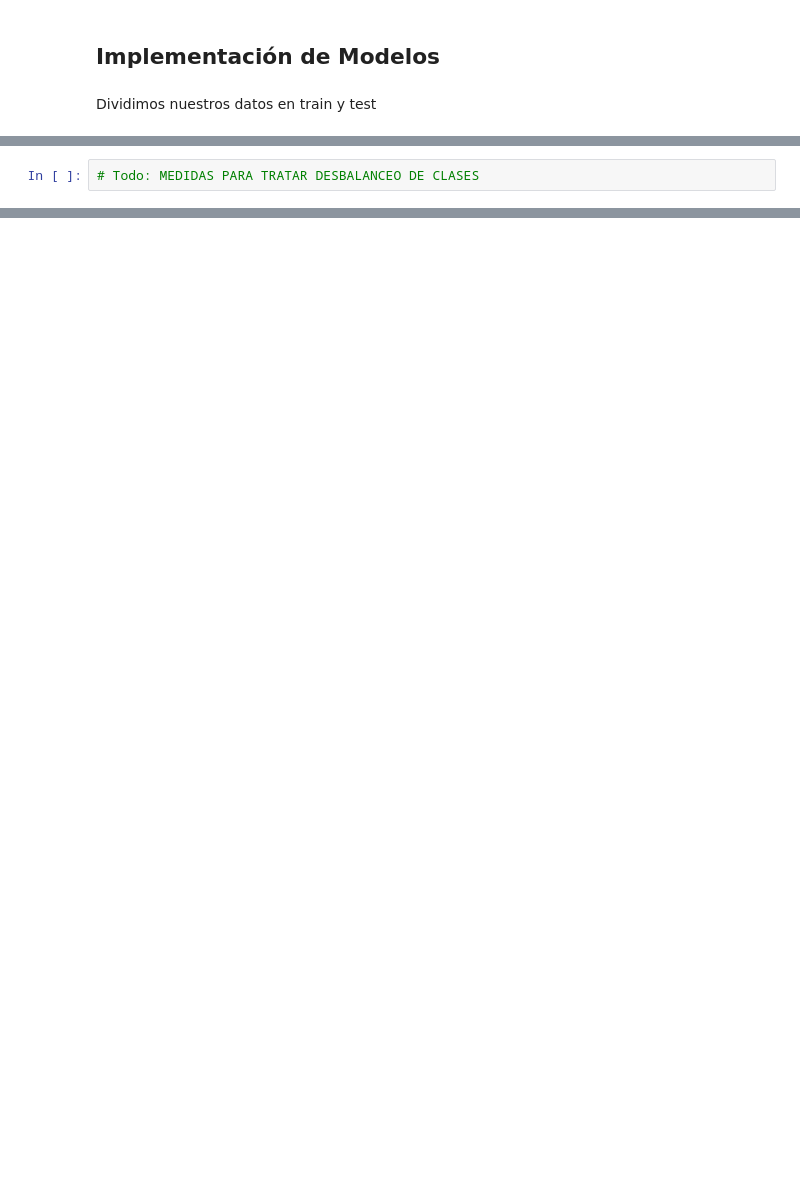
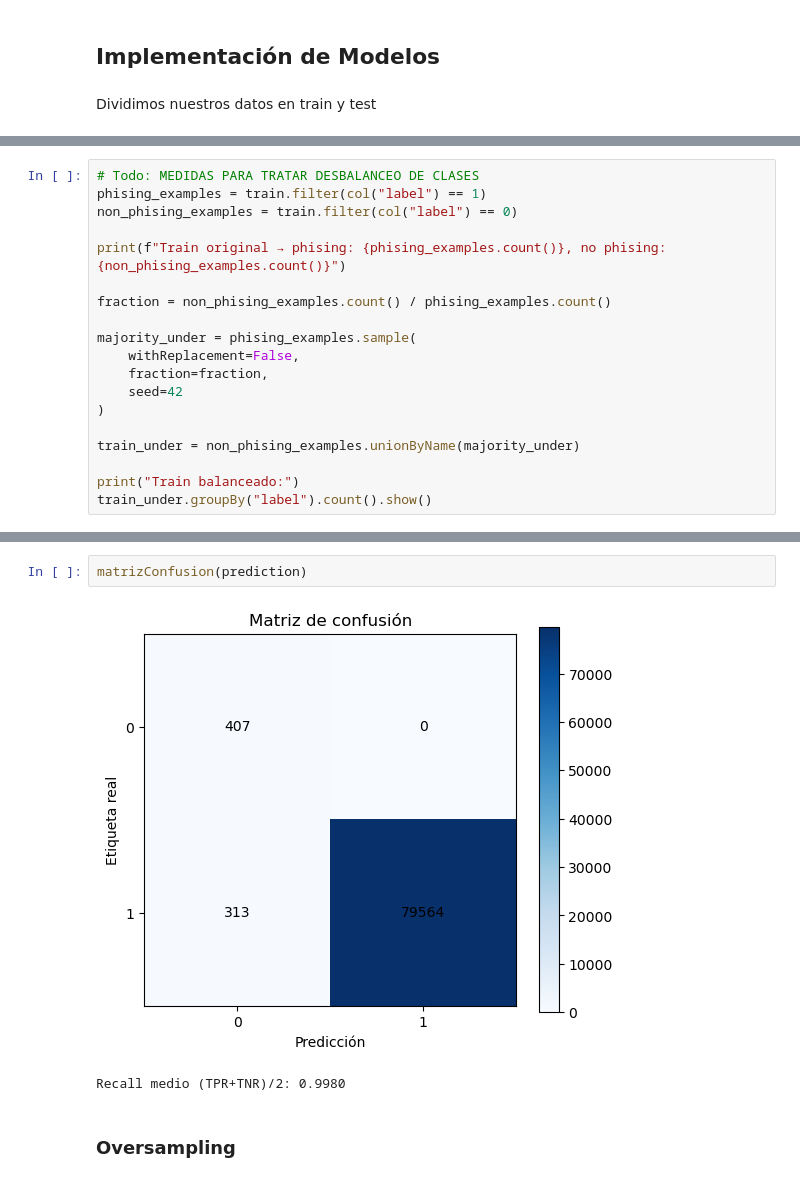
Before and after one commit to Svergara2525/URL_phising_detector, a Jupyter notebook: phising_url.ipynb, the cells around one changed output, grey strips where cells are left out. Drawn from its saved outputs; the diff is of its cells as text; blank space fills up the shorter version.

```diff
--- a/phising_url.ipynb
+++ b/phising_url.ipynb
@@ -349,2 +392,19 @@ Aplicamos medidas para que este desbalance no nos afecte en exceso
 # %%
 # Todo: MEDIDAS PARA TRATAR DESBALANCEO DE CLASES
+phising_examples = train.filter(col("label") == 1)
+non_phising_examples = train.filter(col("label") == 0)
+
+print(f"Train original → phising: {phising_examples.count()}, no phising: {non_phising_examples.count()}")
+
+fraction = non_phising_examples.count() / phising_examples.count()
+
+majority_under = phising_examples.sample(
+    withReplacement=False,
+    fraction=fraction,
+    seed=42
+)
+
+train_under = non_phising_examples.unionByName(majority_under)
+
+print("Train balanceado:")
+train_under.groupBy("label").count().show()
@@ -350,0 +488,7 @@ Aplicamos medidas para que este desbalance no nos afecte en exceso
+# %%
+matrizConfusion(prediction)
+# %% [output]
+[figure, added]
+Recall medio (TPR+TNR)/2: 0.9980
+# %% [markdown]
+### Oversampling
```
Also changed, not shown: parts of 18 cells of this notebook.
